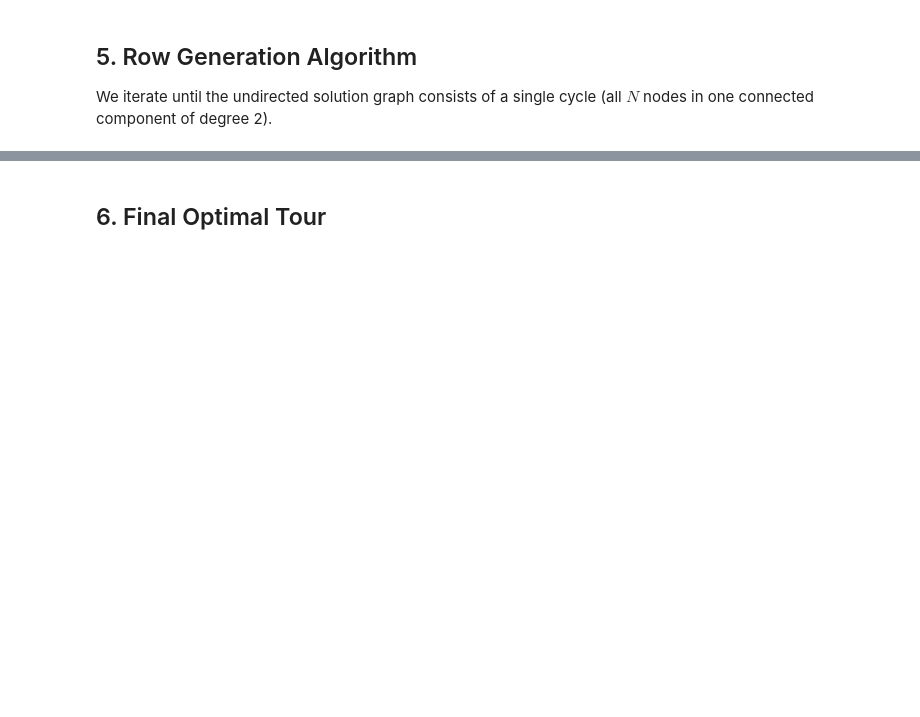
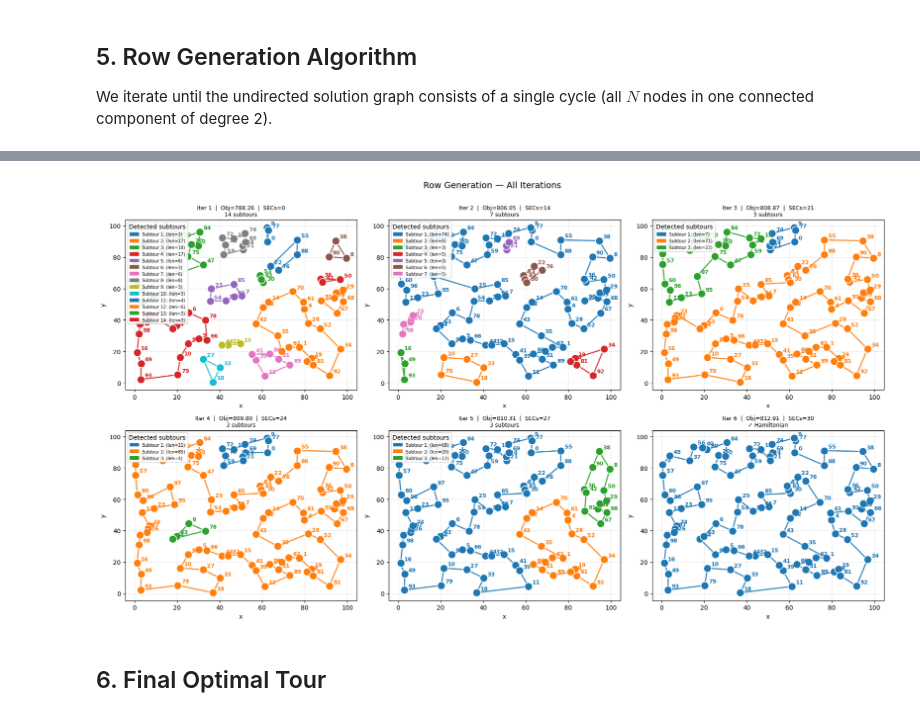
Before and after one commit to 1ozturkbe/tsp, a Jupyter notebook: tsp_row_generation.ipynb, the cells around one changed output, grey strips where cells are left out. Cells and saved outputs as stored; diff of their text form; code cells hidden in the pictures; blank space fills up the shorter version.

```diff
--- a/tsp_row_generation.ipynb
+++ b/tsp_row_generation.ipynb
@@ -453,3 +194,20 @@ plt.show()
+# %%
+# ── Plot all iterations in a 3-column grid ────────────────────────────────────
+plot_iteration_grid(
+    history,
+    lambda h, ax: plot_iteration(
+        coords    = coords,
+        x_vals    = h["x_vals"],
+        subtours  = h["subtours"],
+        iteration = h["iteration"],
+        obj_val   = h["obj"],
+        n_cuts    = h["n_cuts"],
+        ax        = ax,
+    ),
+    title="Row Generation — All Iterations",
+)
+# %% [output]
+[figure, added]
 # %% [markdown]
 ## 6. Final Optimal Tour
 # %%
```
Also changed, not shown: parts of 15 cells of this notebook, 8 other files.
